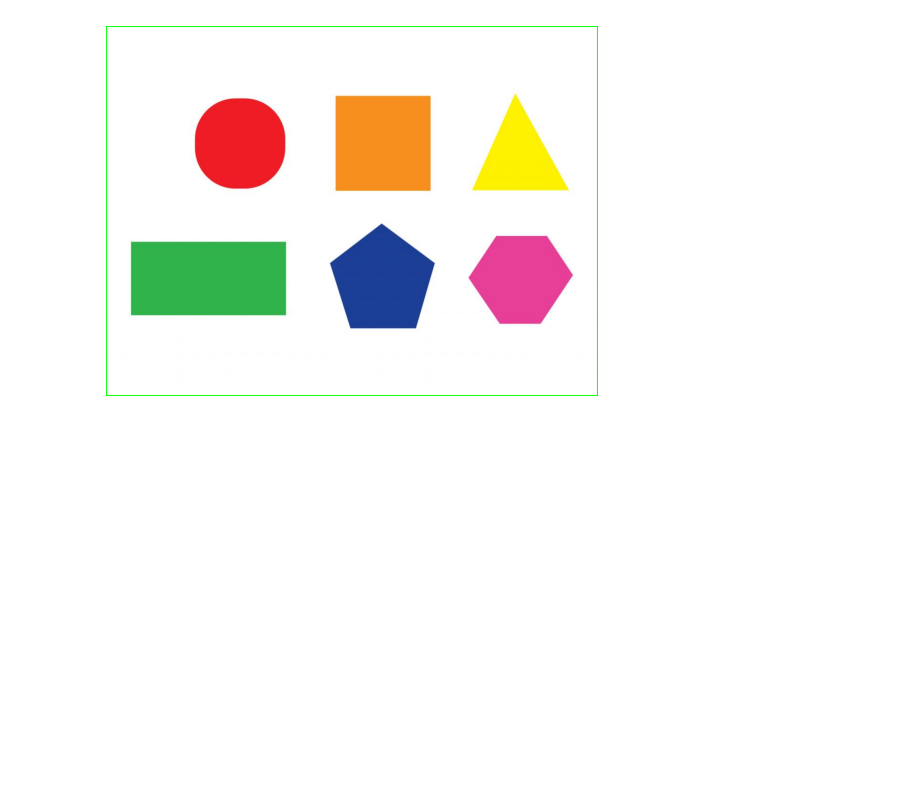
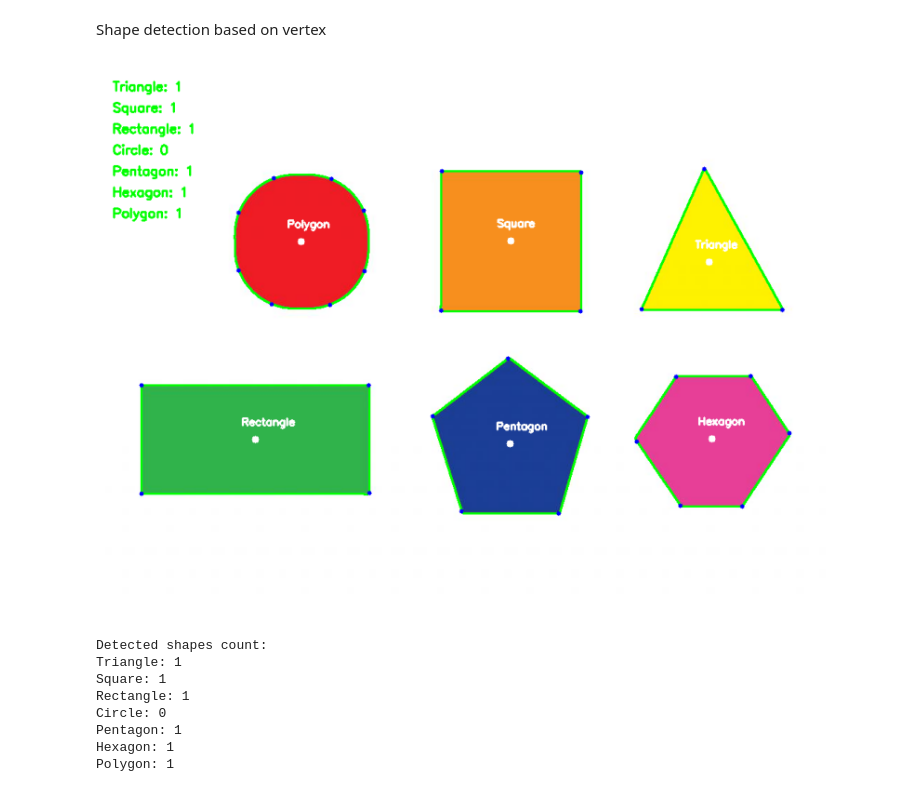
Before and after one commit to alfredwisana/computer-vision, a Jupyter notebook: Fred/object_detection/object.ipynb, the cells around one changed output. Saved outputs shown, nothing was run; the diff lists cells and outputs as text; code cells hidden in the pictures; blank space fills up the shorter version.

```diff
--- a/Fred/object_detection/object.ipynb
+++ b/Fred/object_detection/object.ipynb
@@ -1,3 +1,5 @@
+# %% [markdown]
+Shape detection based on vertex
 # %%
 import cv2
 import numpy as np
@@ -6,9 +8,12 @@ import matplotlib.pyplot as plt
 def detect_shapes(image_path):
     # Read the image
     image = cv2.imread(image_path)
+    if image is None:
+        raise ValueError("Image not found or the path is incorrect")
+
     gray = cv2.cvtColor(image, cv2.COLOR_BGR2GRAY)
     blurred = cv2.GaussianBlur(gray, (5, 5), 0)
-    _, thresh = cv2.threshold(blurred, 220, 255, cv2.THRESH_BINARY)
+    _, thresh = cv2.threshold(blurred, 240, 255, cv2.THRESH_BINARY_INV)
 
     # Find contours
     contours, _ = cv2.findContours(thresh.copy(), cv2.RETR_EXTERNAL, cv2.CHAIN_APPROX_SIMPLE)
@@ -21,44 +26,91 @@ def detect_shapes(image_path):
 
         # If the shape has 3 vertices, it's a triangle
         if len(approx) == 3:
-            shapes.append((contour, "Triangle"))
+            shapes.append((contour, "Triangle", approx))
         # If the shape has 4 vertices, it's either a square or a rectangle
         elif len(approx) == 4:
             # Calculate aspect ratio
             x, y, w, h = cv2.boundingRect(approx)
             aspect_ratio = float(w) / h
 
             # If aspect ratio is close to 1, it's a square, otherwise a rectangle
             shape_type = "Square" if 0.95 <= aspect_ratio <= 1.05 else "Rectangle"
-            shapes.append((contour, shape_type))
-        # If the shape has more than 8 vertices, it's likely a circle
+            shapes.append((contour, shape_type, approx))
+        # If the shape has 5 vertices, it's a pentagon
+        elif len(approx) == 5:
+            shapes.append((contour, "Pentagon", approx))
+        # If the shape has 6 vertices, it's a hexagon
+        elif len(approx) == 6:
+            shapes.append((contour, "Hexagon", approx))
+        # If the shape has more than 6 vertices, it could be a circle or polygon
         else:
-            shapes.append((contour, "Circle"))
+            # Use a simple heuristic: if the shape is very close to a circle
+            area = cv2.contourArea(contour)
+            (x, y), radius = cv2.minEnclosingCircle(contour)
+            circle_area = np.pi * (radius ** 2)
+            # Consider it a circle if the area difference is small and vertices are more than 8
+            if abs(circle_area - area) < 0.5 * circle_area and len(approx) > 8:
+                shapes.append((contour, "Circle", approx))
+            else:
+                shapes.append((contour, "Polygon", approx))
 
     return shapes, image
 
 if __name__ == "__main__":
     image_path = "shape.jpg"  # Path to your image
     detected_shapes, image = detect_shapes(image_path)
-    for i, (contour, shape) in enumerate(detected_shapes):
+
+    # Count shapes
+    shape_counts = {"Triangle": 0, "Square": 0, "Rectangle": 0, "Circle": 0, "Pentagon": 0, "Hexagon": 0, "Polygon": 0}
+    for contour, shape, _ in detected_shapes:
+        shape_counts[shape] += 1
+
+    # Annotate and mark the shapes
+    for i, (contour, shape, vertices) in enumerate(detected_shapes):
         # Get the bounding box coordinates
         x, y, w, h = cv2.boundingRect(contour)
 
         # Draw the contour
         cv2.drawContours(image, [contour], -1, (0, 255, 0), 2)
 
-        # Draw the name of the shape
-        cv2.putText(image, shape, (x, y - 10), cv2.FONT_HERSHEY_SIMPLEX, 0.5, (255, 255, 255), 2)
+        # Draw a mark at each vertex
+        for vertex in vertices:
+            x, y = vertex.ravel()
+            cv2.circle(image, (x, y), 3, (255, 0, 0), -1)
 
         # Draw a mark at the centroid
         M = cv2.moments(contour)
-        cX = int(M["m10"] / M["m00"])
-        cY = int(M["m01"] / M["m00"])
-        cv2.circle(image, (cX, cY), 5, (255, 255, 255), -1)
+        if M["m00"] != 0:
+            cX = int(M["m10"] / M["m00"])
+            cY = int(M["m01"] / M["m00"])
+            cv2.circle(image, (cX, cY), 5, (255, 255, 255), -1)
 
-    # Display the image
+            # Draw the name of the shape at the centroid
+            cv2.putText(image, shape, (cX - 20, cY - 20), cv2.FONT_HERSHEY_SIMPLEX, 0.5, (255, 255, 255), 2)
+
+    # Print the counts of each shape
+    shape_count_text = "Detected shapes count:\n"
+    y0, dy = 30, 30
+    for i, (shape, count) in enumerate(shape_counts.items()):
+        text = f"{shape}: {count}"
+        shape_count_text += text + "\n"
+        cv2.putText(image, text, (10, y0 + i * dy), cv2.FONT_HERSHEY_SIMPLEX, 0.6, (0, 255, 0), 2)
+
+    # Display the annotated image with matplotlib
+    plt.figure(figsize=(10, 10))
     plt.imshow(cv2.cvtColor(image, cv2.COLOR_BGR2RGB))
     plt.axis('off')
     plt.show()
+
+    # Display the shape count text
+    print(shape_count_text)
 # %% [output]
-[figure, old version]
+[figure, new version]
+Detected shapes count:
+Triangle: 1
+Square: 1
+Rectangle: 1
+Circle: 0
+Pentagon: 1
+Hexagon: 1
+Polygon: 1
```
Also changed, not shown: parts of 4 cells of this notebook, 6 other files.
